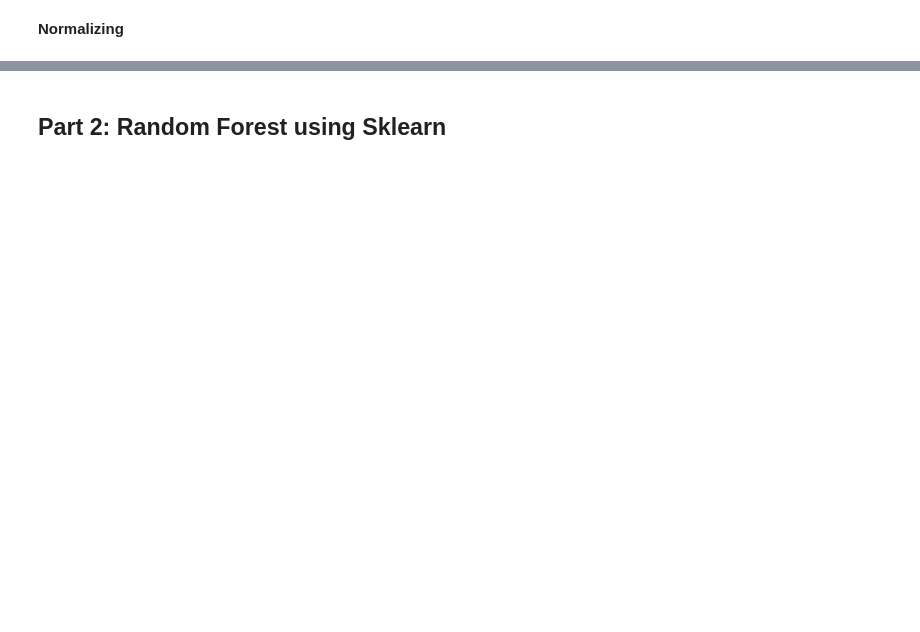
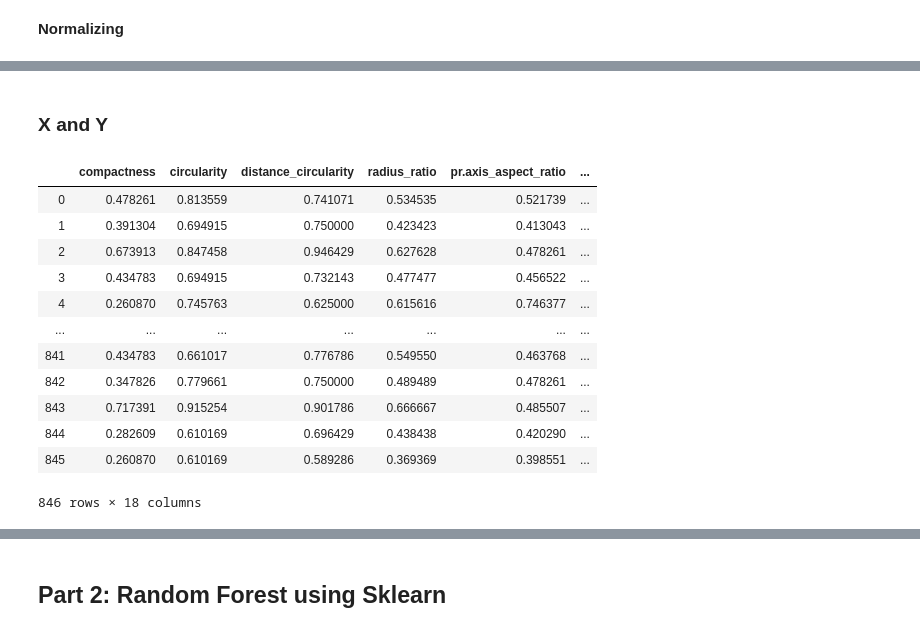
Before and after one commit to VKG5/Learning-Python, a Jupyter notebook: Sem 5/AI-ML/Task_1_RandomForest_from_scratch.ipynb, the cells around one changed output, grey strips where cells are left out. Saved outputs shown, nothing was run; the diff lists cells and outputs as text; code cells hidden in the pictures; blank space fills up the shorter version.

```diff
--- a/Sem 5/AI-ML/Task_1_RandomForest_from_scratch.ipynb
+++ b/Sem 5/AI-ML/Task_1_RandomForest_from_scratch.ipynb
@@ -143,2 +167,7 @@ class : 3
+# %%
+from sklearn.preprocessing import LabelEncoder
+le = LabelEncoder()
+cols = ['class']
+data[cols[0:]] = data[cols[0:]].apply(lambda col: le.fit_transform(col))
 # %% [markdown]
 **Normalizing**
@@ -149,0 +174,5 @@ class : 3
+# %%
+from sklearn.preprocessing import MinMaxScaler
+columns = data.columns
+mms = MinMaxScaler()
+data[columns[:-1]] = mms.fit_transform(data[columns[:-1]])
@@ -149,0 +212,24 @@ class : 3
+# %% [markdown]
+### X and Y
+# %%
+# Filling missing values (if any)
+
+X = data.iloc[:,:-1]
+y = data.iloc[:,-1]
+# %%
+# Checking the columns
+pd.DataFrame(X)
+# %% [output]
+|  | compactness | circularity | distance_circularity | radius_ratio | pr.axis_aspect_ratio | ... |
+| 0 | 0.478261 | 0.813559 | 0.741071 | 0.534535 | 0.521739 | ... |
+| 1 | 0.391304 | 0.694915 | 0.750000 | 0.423423 | 0.413043 | ... |
+| 2 | 0.673913 | 0.847458 | 0.946429 | 0.627628 | 0.478261 | ... |
+| 3 | 0.434783 | 0.694915 | 0.732143 | 0.477477 | 0.456522 | ... |
+| 4 | 0.260870 | 0.745763 | 0.625000 | 0.615616 | 0.746377 | ... |
+| ... | ... | ... | ... | ... | ... | ... |
+| 841 | 0.434783 | 0.661017 | 0.776786 | 0.549550 | 0.463768 | ... |
+| 842 | 0.347826 | 0.779661 | 0.750000 | 0.489489 | 0.478261 | ... |
+| 843 | 0.717391 | 0.915254 | 0.901786 | 0.666667 | 0.485507 | ... |
+| 844 | 0.282609 | 0.610169 | 0.696429 | 0.438438 | 0.420290 | ... |
+| 845 | 0.260870 | 0.610169 | 0.589286 | 0.369369 | 0.398551 | ... |
+846 rows × 18 columns
```
Also changed, not shown: parts of 38 cells of this notebook, 3 other files.
